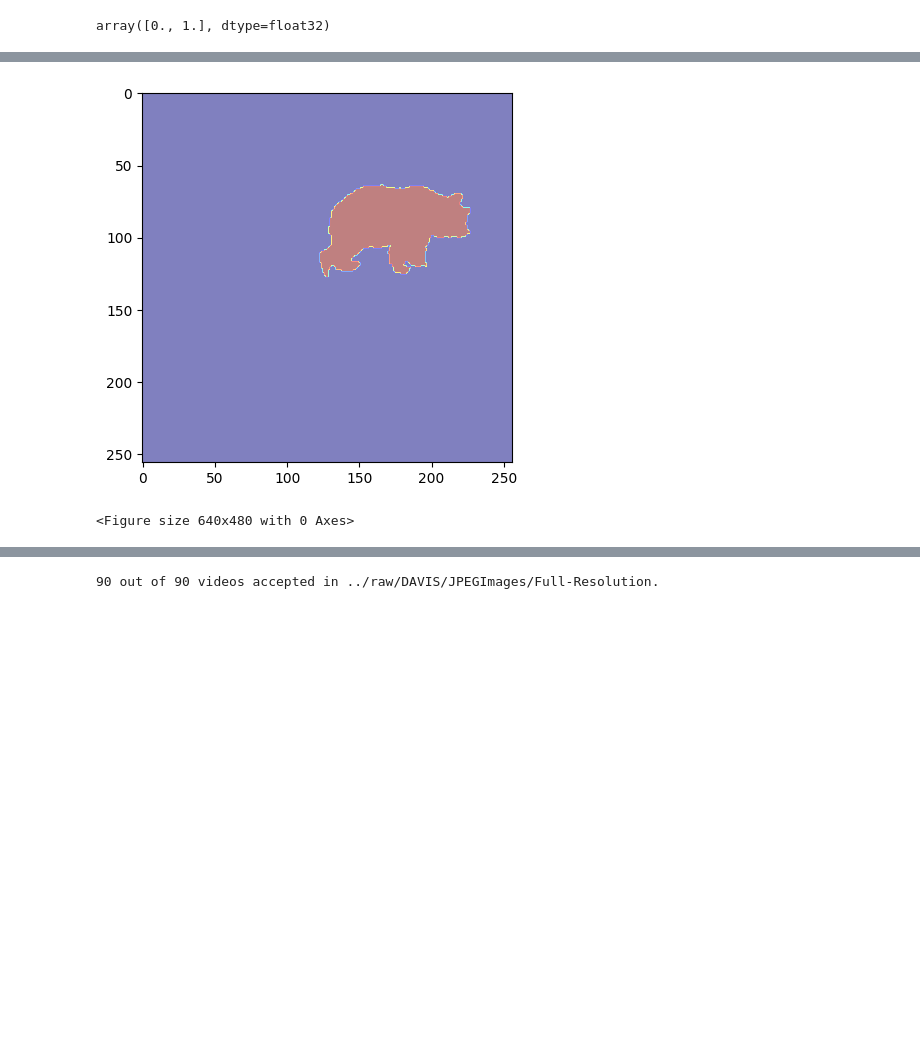
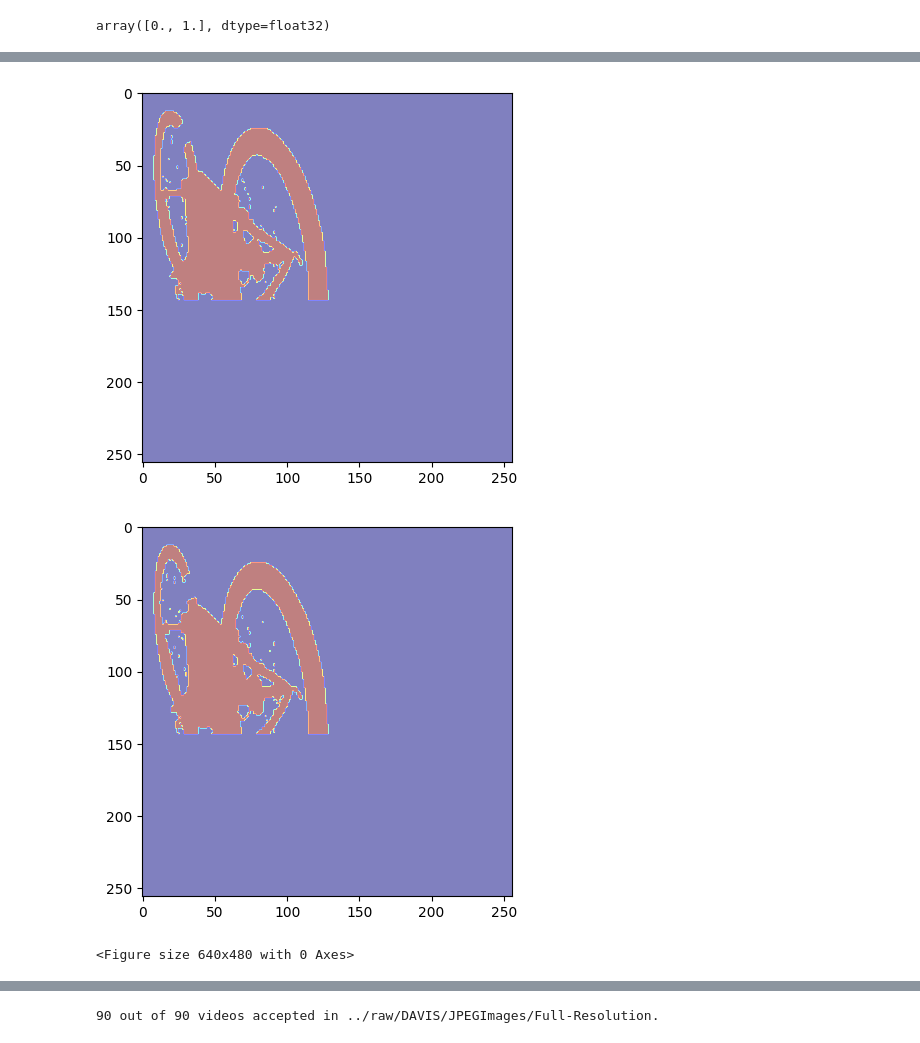
Before and after one commit to SpiderNitt/project-c, a Jupyter notebook: dataloaders/davis_testing.ipynb, the cells around one changed output, grey strips where cells are left out. Cells and saved outputs as stored; diff of their text form; code cells hidden in the pictures; blank space fills up the shorter version.

```diff
--- a/dataloaders/davis_testing.ipynb
+++ b/dataloaders/davis_testing.ipynb
@@ -33,8 +33,8 @@ config = {
     "dataset": {
         "root_dir": "../raw/DAVIS/",
         "batch_size": 1,
-        "max_num_obj": 1,
-        "num_frames": 2,
+        "max_num_obj": 3,
+        "num_frames": 3,
         "max_jump": 5,
         "num_workers": 0,
         "pin_memory": True,
@@ -97,8 +97,8 @@ plt.imshow(x[0]["gt_mask"][0])
 # %%
-for i in range(1):
-    # plt.imshow(x[0]['image'][i][0], cmap='gray')
+for i in range(2):
     plt.imshow(x[0]['prev_masks'][i][0], cmap='jet', alpha=0.5)
     plt.figure()
 # %% [output]
-[figure, old version]
+[figure, new version]
+[figure, added]
 <Figure size 640x480 with 0 Axes>
```
Also changed, not shown: parts of 11 cells of this notebook, 2 other files.
